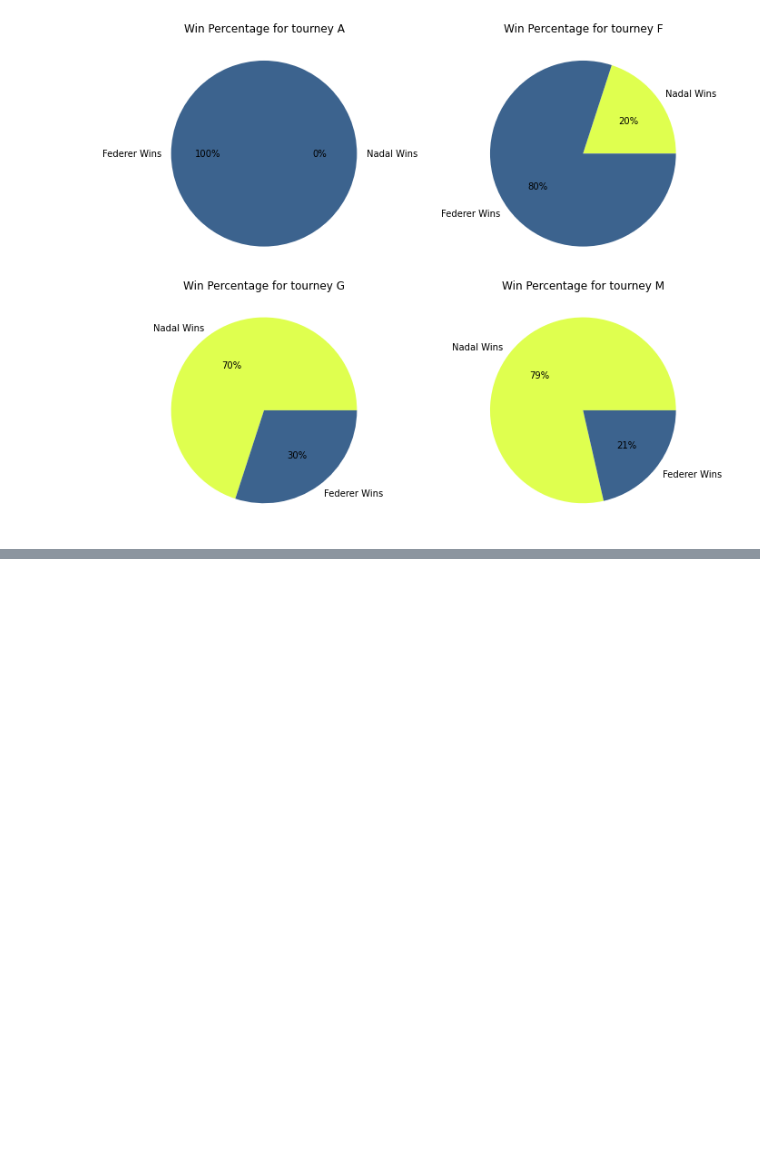
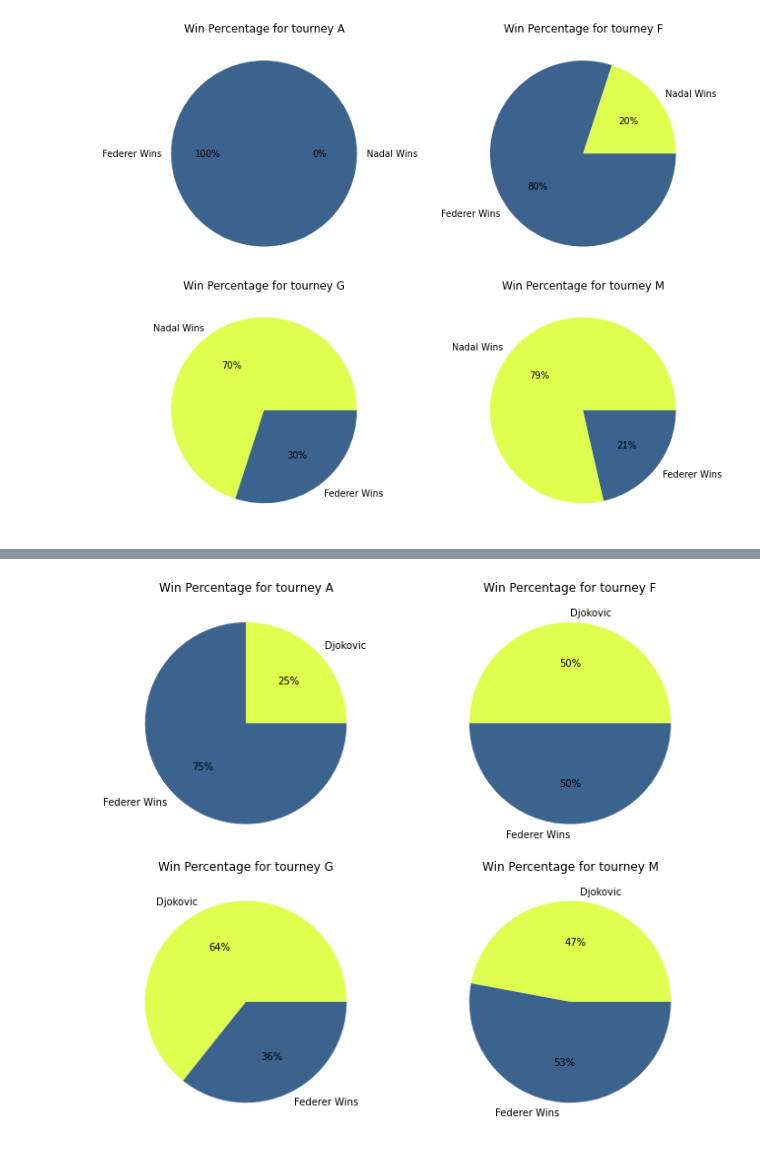
Before and after one commit to Racket-Science/Tennis-Match-Predictions, a Jupyter notebook: Notebooks/daniel_explore_test.ipynb, the cells around one changed output, grey strips where cells are left out. Cells and saved outputs as stored; diff of their text form; code cells hidden in the pictures; blank space fills up the shorter version.

```diff
--- a/Notebooks/daniel_explore_test.ipynb
+++ b/Notebooks/daniel_explore_test.ipynb
@@ -420,0 +513,26 @@ get_pie_tourney_level(fed_v_nad1)
+# %%
+def get_pie_tourney_level(fed_v_djo1):
+    '''get pie chart of player win percentage for each tourney level'''
+
+    # activate subplots objects
+    fig, axs = plt.subplots(2, 2, figsize=(10,8))
+
+    # list of charts to be generated
+    levels = ['A', 'F', 'G', 'M']
+
+    # generate graphs and assign them to subplots
+    for level, ax in zip(levels, axs.ravel()):
+
+        values = [len(fed_v_djo1.player_1_wins[(fed_v_djo1.player_1_wins == True) & (fed_v_djo1.tourney_level == level)]), len(fed_v_djo1.player_1_wins[(fed_v_djo1.player_1_wins == False) & (fed_v_djo1.tourney_level == level)])]
+        labels = ['Djokovic','Federer Wins']
+
+        ax.pie(values, labels=labels, autopct='%.0f%%', colors=['#dfff4f', '#3C638E'])
+        ax.set_title(f'Win Percentage for tourney {level}')
+
+    # display chart
+    plt.tight_layout()
+    plt.show()
+# %%
+get_pie_tourney_level(fed_v_djo1)
+# %% [output]
+[figure, added]
```
Also changed, not shown: parts of 10 cells of this notebook.
